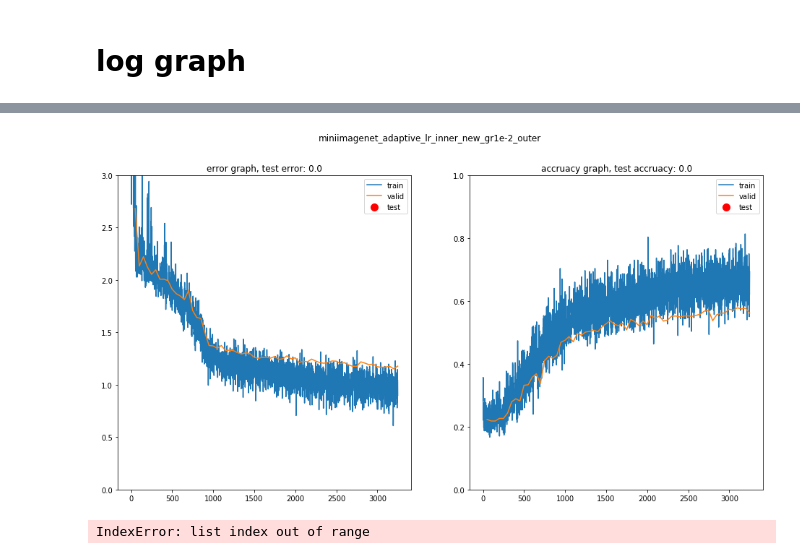
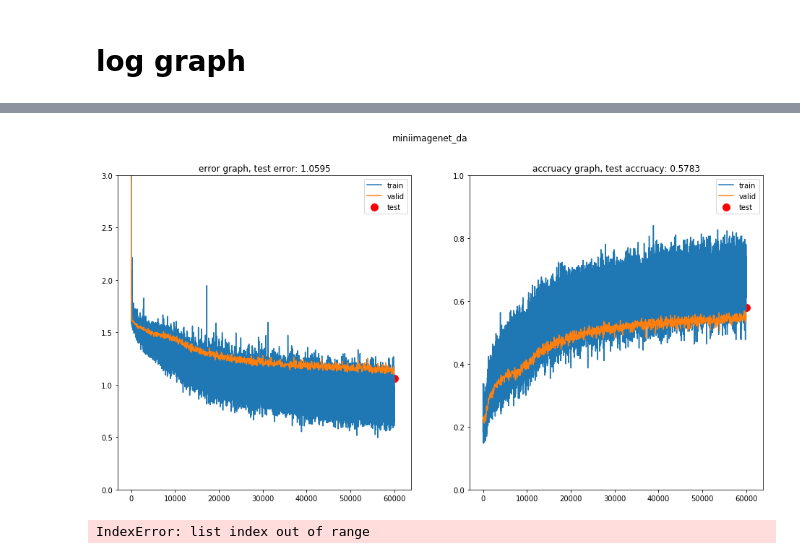
Before and after one commit to HJ-Yoo/BOIL, a Jupyter notebook: analysis.ipynb, the cells around one changed output, grey strips where cells are left out. Cells and saved outputs as stored; diff of their text form; code cells hidden in the pictures.

```diff
--- a/analysis.ipynb
+++ b/analysis.ipynb
@@ -75,17 +75,17 @@ print (file_list)
 # %%
-filename = './output/{}/logs/logs.csv'.format(file_list[2])
+filename = './output/{}/logs/logs.csv'.format(file_list[7])
 logs = pd.read_csv(filename)
 
 fig, axes = plt.subplots(1, 2, sharey=False, figsize=(16, 8))
 
 plot_logs(log_type='error', logs=logs, ax=axes[0])
 plot_logs(log_type='accuracy', logs=logs, ax=axes[1])
 
 plt.suptitle(filename.split("/")[2])
 plt.show()
 plt.close()
 # %% [output]
-[figure, old version]
+[figure, new version]
 # %%
 file1 = [f for f in file_list if 'step_size0.05' in f]
 file2 = [f for f in file_list if 'step_size0.5' in f]
```
Also changed, not shown: parts of 6 cells of this notebook, 2 other files.
